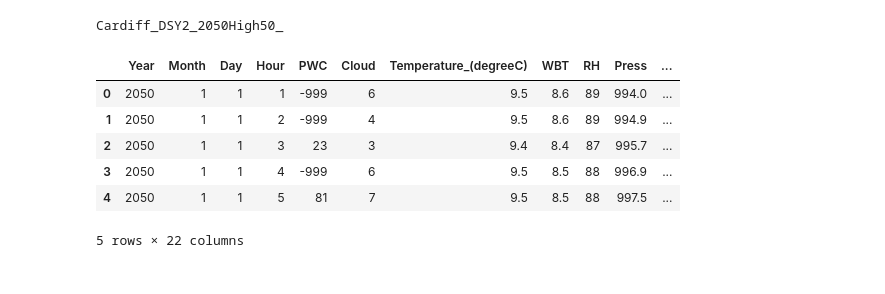
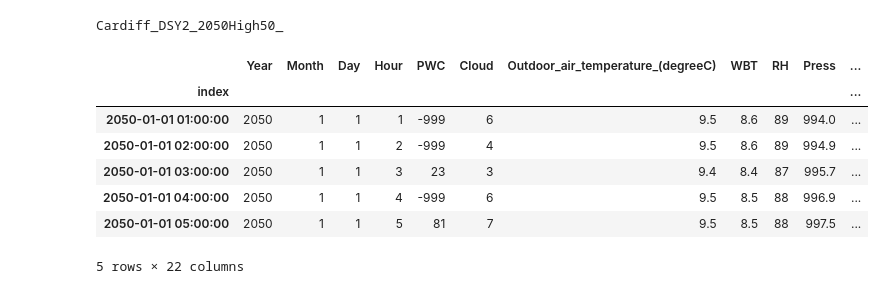
Before and after one commit to AlexandreLab/cooling_demand_UK, a Jupyter notebook: notebooks/cooling_energy_demand_by_LA.ipynb, the cells around one changed output. Cells and saved outputs as stored; diff of their text form; code cells hidden in the pictures.

```diff
--- a/notebooks/cooling_energy_demand_by_LA.ipynb
+++ b/notebooks/cooling_energy_demand_by_LA.ipynb
@@ -99,13 +93,16 @@ for path in pathlist:
 # %% [output]
 Cardiff_DSY2_2050High50_
 # %%
-external_data = temp_dataf.rename(columns={'GSR':'Solar_radiation_(W/m2)', 'DBT': 'Temperature_(degreeC)'})
+external_data = temp_dataf.rename(columns={'GSR':schema.DataSchema.SOLARRADIATION, 'DBT': schema.DataSchema.OAT})
+external_data['index'] = pd.to_datetime(external_data[['Year', 'Month', 'Day', 'Hour']])
+external_data = external_data.set_index('index')
 external_data.head()
 # %% [output]
-|  | Year | Month | Day | Hour | PWC | Cloud | Temperature_(degreeC) | WBT | RH | Press | ... |
-| 0 | 2050 | 1 | 1 | 1 | -999 | 6 | 9.5 | 8.6 | 89 | 994.0 | ... |
-| 1 | 2050 | 1 | 1 | 2 | -999 | 4 | 9.5 | 8.6 | 89 | 994.9 | ... |
-| 2 | 2050 | 1 | 1 | 3 | 23 | 3 | 9.4 | 8.4 | 87 | 995.7 | ... |
-| 3 | 2050 | 1 | 1 | 4 | -999 | 6 | 9.5 | 8.5 | 88 | 996.9 | ... |
-| 4 | 2050 | 1 | 1 | 5 | 81 | 7 | 9.5 | 8.5 | 88 | 997.5 | ... |
+|  | Year | Month | Day | Hour | PWC | Cloud | Outdoor_air_temperature_(degreeC) | WBT | RH | Press | ... |
+| index |  |  |  |  |  |  |  |  |  |  | ... |
+| 2050-01-01 01:00:00 | 2050 | 1 | 1 | 1 | -999 | 6 | 9.5 | 8.6 | 89 | 994.0 | ... |
+| 2050-01-01 02:00:00 | 2050 | 1 | 1 | 2 | -999 | 4 | 9.5 | 8.6 | 89 | 994.9 | ... |
+| 2050-01-01 03:00:00 | 2050 | 1 | 1 | 3 | 23 | 3 | 9.4 | 8.4 | 87 | 995.7 | ... |
+| 2050-01-01 04:00:00 | 2050 | 1 | 1 | 4 | -999 | 6 | 9.5 | 8.5 | 88 | 996.9 | ... |
+| 2050-01-01 05:00:00 | 2050 | 1 | 1 | 5 | 81 | 7 | 9.5 | 8.5 | 88 | 997.5 | ... |
 5 rows × 22 columns
```
Also changed, not shown: parts of 12 cells of this notebook, 3 other files.
